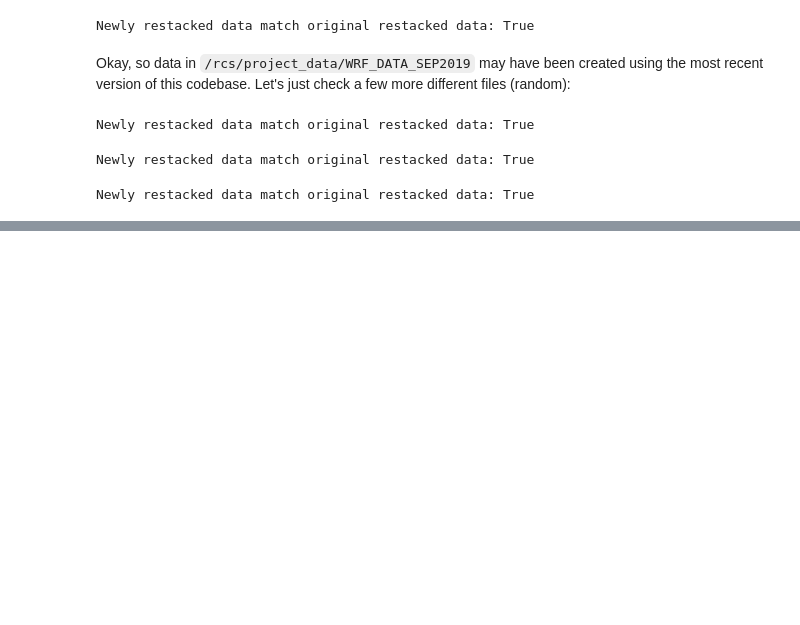
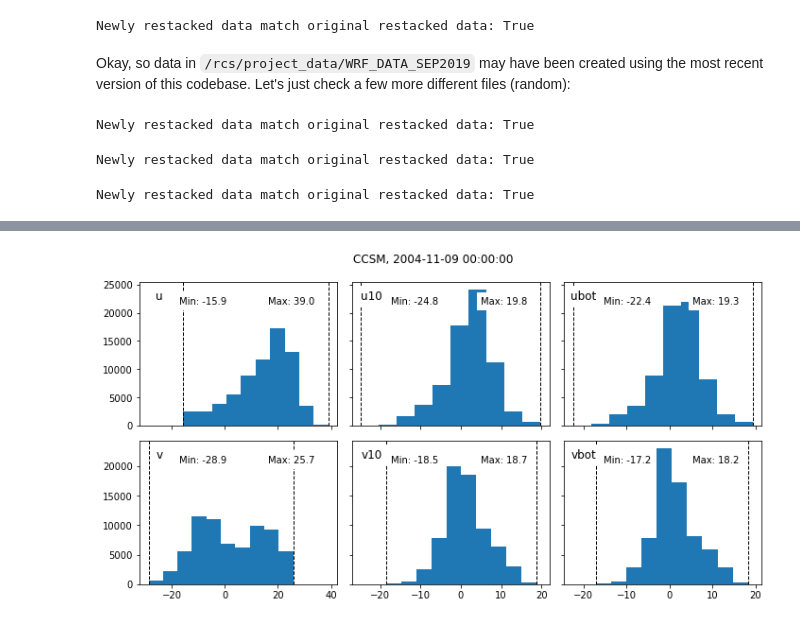
Before and after one commit to ua-snap/wrf_utils, a Jupyter notebook: snap_wrf_data_prep/repair_winds_issue.ipynb, the cells around one changed output, grey strips where cells are left out. Cells and saved outputs as stored; diff of their text form; code cells hidden in the pictures; blank space fills up the shorter version.

```diff
--- a/snap_wrf_data_prep/repair_winds_issue.ipynb
+++ b/snap_wrf_data_prep/repair_winds_issue.ipynb
@@ -991,0 +741,4 @@ with xr.open_dataset(out_fp.format("u", "U")) as out_ds:
+# %%
+fig = plot_winds_histograms(fix_dir, "CCSM", times[2])
+# %% [output]
+[figure, added]
```
Also changed, not shown: parts of 87 cells of this notebook, 34 other files.
